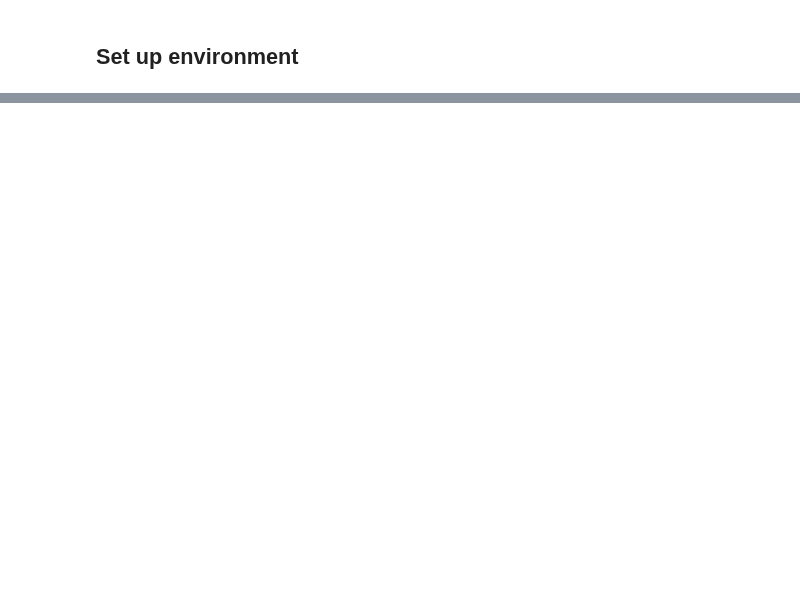
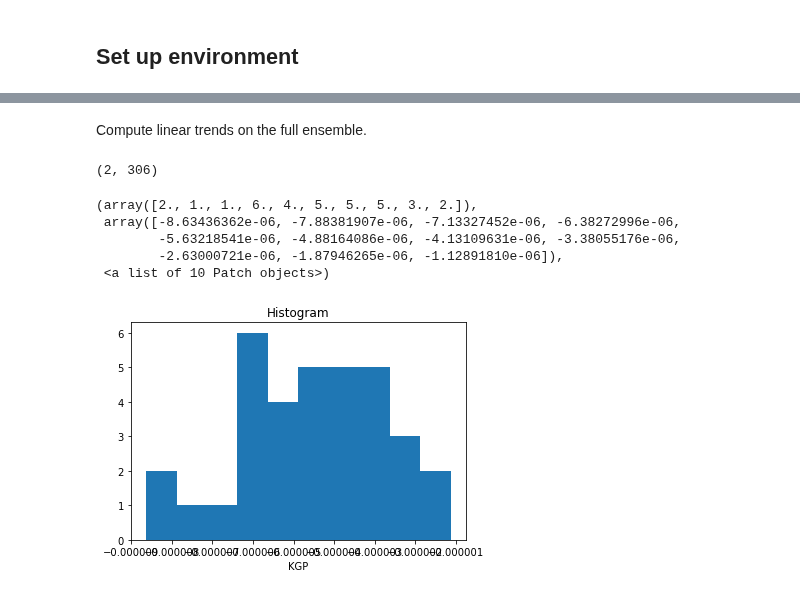
Before and after one commit to Zephyr-Sylvester/krill-cesm-le, a Jupyter notebook: notebooks/projected_trends.ipynb, the cells around one changed output, grey strips where cells are left out. Cells and saved outputs as stored; diff of their text form; code cells hidden in the pictures; blank space fills up the shorter version.

```diff
--- a/notebooks/projected_trends.ipynb
+++ b/notebooks/projected_trends.ipynb
@@ -519,4 +19,0 @@ np.testing.assert_allclose(weights_sum.where(weights_sum != 0.).fillna(1.), 1.0,
-# %%
-with xr.set_options(keep_attrs=True):
-    ds_djf_regional = (ds_djf[list(ds_djf.data_vars)] * weights).sum(dim).compute()
-ds_djf_regional
@@ -524,0 +53,3 @@ CancelledError:
+# %%
+ds = xr.open_zarr('data/cesm-le-fields-djf-regional-timeseries.zarr')
+ds2 = xr.open_zarr('data/cesm-le-fields-djf-regional-timeseries-chl-edit.zarr')
@@ -524,0 +59,24 @@ CancelledError:
+# %%
+def linear_trend(da, dim='time'):
+    da_chunk = da.chunk({dim: -1})
+    trend = xr.apply_ufunc(calc_slope,
+                           da_chunk,
+                           vectorize=True,
+                           input_core_dims=[[dim]],
+                           output_core_dims=[[]],
+                           output_dtypes=[np.float],
+                           dask='parallelized')
+    return trend
+
+
+def calc_slope(y):
+    """ufunc to be used by linear_trend"""
+    x = np.arange(len(y))
+    return np.polyfit(x, y, 1)[0]
+# %% [markdown]
+Compute linear trends on the full ensemble.
+# %%
+kgp_parms = np.polyfit(ds2.time, ds2.KGP.stack(ens_space=['member_id','length','region']), 1)
+kgp_parms.shape
+# %% [output]
+(2, 306)
@@ -524,0 +86,14 @@ CancelledError:
+# %%
+trend = linear_trend(ds.KGP)
+
+trend_present = linear_trend(ds.KGP.sel(time=slice(1920, 2005)))
+trend_past = linear_trend(ds.KGP.sel(time=slice(2020, 2070)))
+# %%
+trend.isel(region=1, length=1).plot.hist()
+# %% [output]
+(array([2., 1., 1., 6., 4., 5., 5., 5., 3., 2.]),
+ array([-8.63436362e-06, -7.88381907e-06, -7.13327452e-06, -6.38272996e-06,
+        -5.63218541e-06, -4.88164086e-06, -4.13109631e-06, -3.38055176e-06,
+        -2.63000721e-06, -1.87946265e-06, -1.12891810e-06]),
+ <a list of 10 Patch objects>)
+[figure, added]
```
Also changed, not shown: parts of 55 cells of this notebook.
